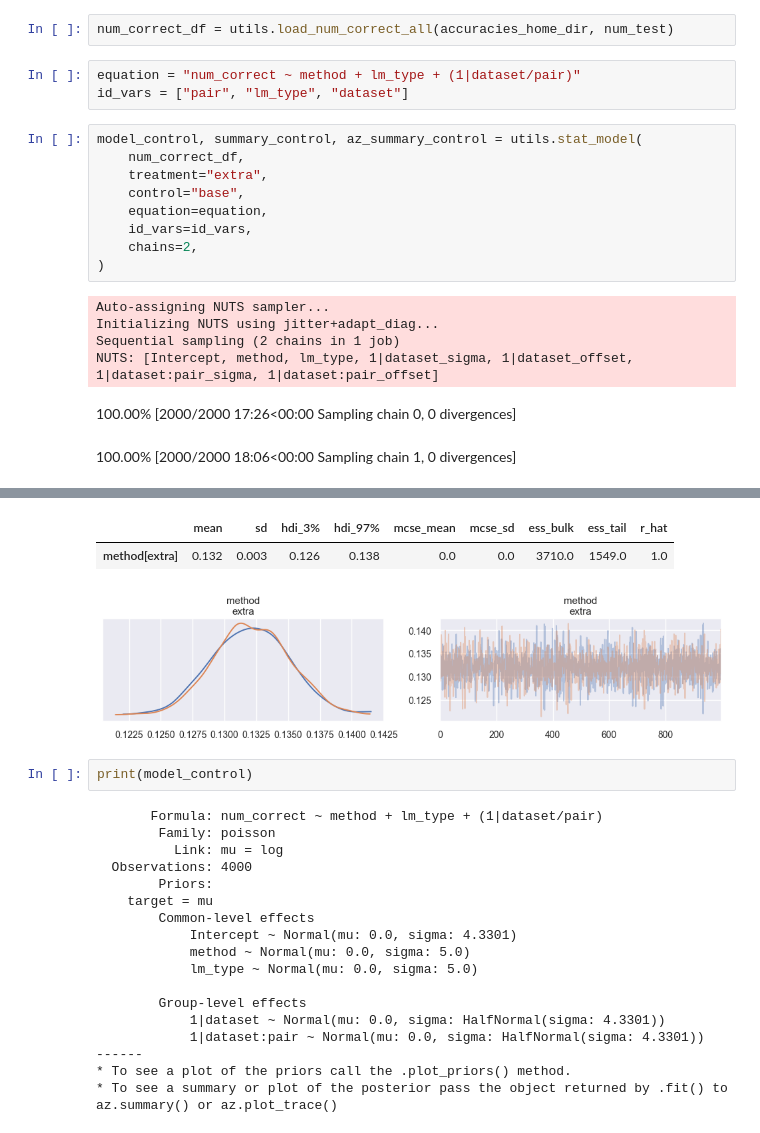
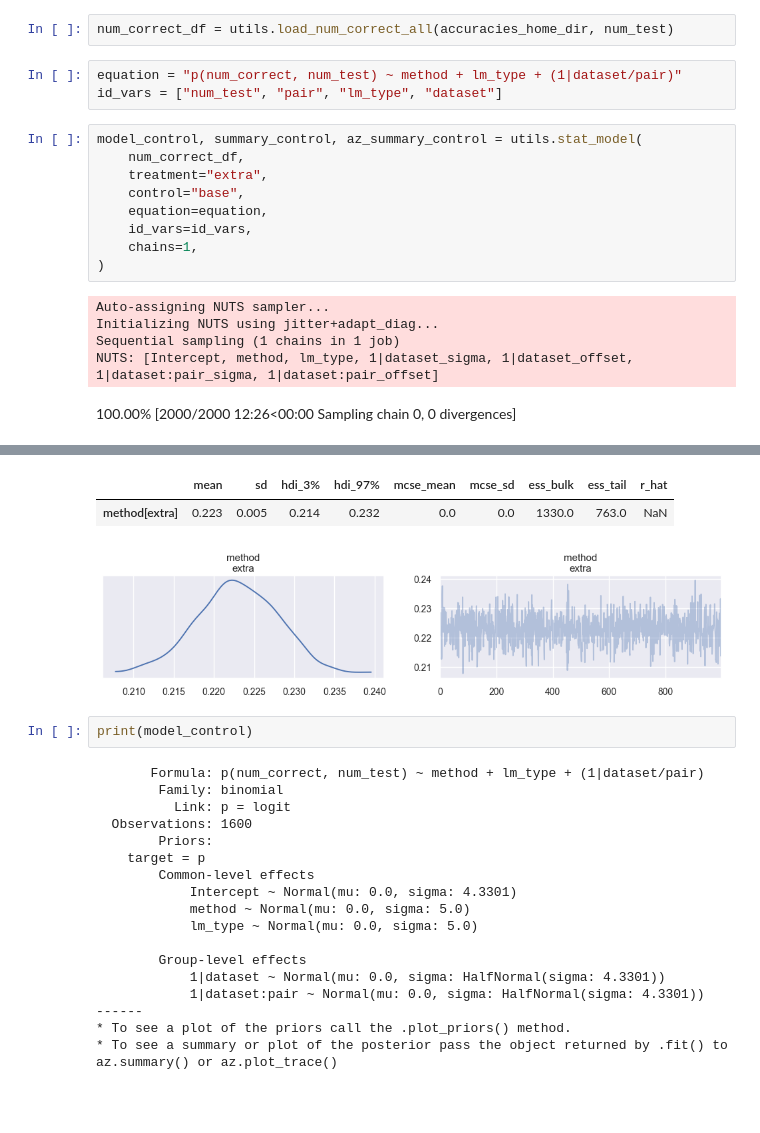
Before and after one commit to kddubey/pretrain-on-test, a Jupyter notebook: analysis/main.ipynb, the cells around one changed output, grey strips where cells are left out. Saved outputs shown, nothing was run; the diff lists cells and outputs as text; blank space fills up the shorter version.

```diff
--- a/analysis/main.ipynb
+++ b/analysis/main.ipynb
@@ -30,8 +30,8 @@ accuracies_home_dir = "accuracies_from_paper"
 # %%
 num_correct_df = utils.load_num_correct_all(accuracies_home_dir, num_test)
 # %%
-equation = "num_correct ~ method + lm_type + (1|dataset/pair)"
-id_vars = ["pair", "lm_type", "dataset"]
+equation = "p(num_correct, num_test) ~ method + lm_type + (1|dataset/pair)"
+id_vars = ["num_test", "pair", "lm_type", "dataset"]
 # %%
 model_control, summary_control, az_summary_control = utils.stat_model(
     num_correct_df,
@@ -39,12 +39,11 @@ model_control, summary_control, az_summary_control = utils.stat_model(
     control="base",
     equation=equation,
     id_vars=id_vars,
-    chains=2,
+    chains=1,
 )
 # %% [output]
 Auto-assigning NUTS sampler...
 Initializing NUTS using jitter+adapt_diag...
-Sequential sampling (2 chains in 1 job)
+Sequential sampling (1 chains in 1 job)
 NUTS: [Intercept, method, lm_type, 1|dataset_sigma, 1|dataset_offset, 1|dataset:pair_sigma, 1|dataset:pair_offset]
-100.00% [2000/2000 17:26<00:00 Sampling chain 0, 0 divergences]
+100.00% [2000/2000 12:26<00:00 Sampling chain 0, 0 divergences]
-100.00% [2000/2000 18:06<00:00 Sampling chain 1, 0 divergences]
@@ -53,15 +53,15 @@ We recommend running at least 4 chains for robust computation of convergence dia
 |  | mean | sd | hdi_3% | hdi_97% | mcse_mean | mcse_sd | ess_bulk | ess_tail | r_hat |
-| method[extra] | 0.132 | 0.003 | 0.126 | 0.138 | 0.0 | 0.0 | 3710.0 | 1549.0 | 1.0 |
+| method[extra] | 0.223 | 0.005 | 0.214 | 0.232 | 0.0 | 0.0 | 1330.0 | 763.0 | NaN |
-[figure, old version]
+[figure, new version]
 # %%
 print(model_control)
 # %% [output]
-       Formula: num_correct ~ method + lm_type + (1|dataset/pair)
-        Family: poisson
-          Link: mu = log
-  Observations: 4000
+       Formula: p(num_correct, num_test) ~ method + lm_type + (1|dataset/pair)
+        Family: binomial
+          Link: p = logit
+  Observations: 1600
         Priors:
-    target = mu
+    target = p
         Common-level effects
             Intercept ~ Normal(mu: 0.0, sigma: 4.3301)
             method ~ Normal(mu: 0.0, sigma: 5.0)
```
Also changed, not shown: parts of 3 cells of this notebook, 3 other files.
